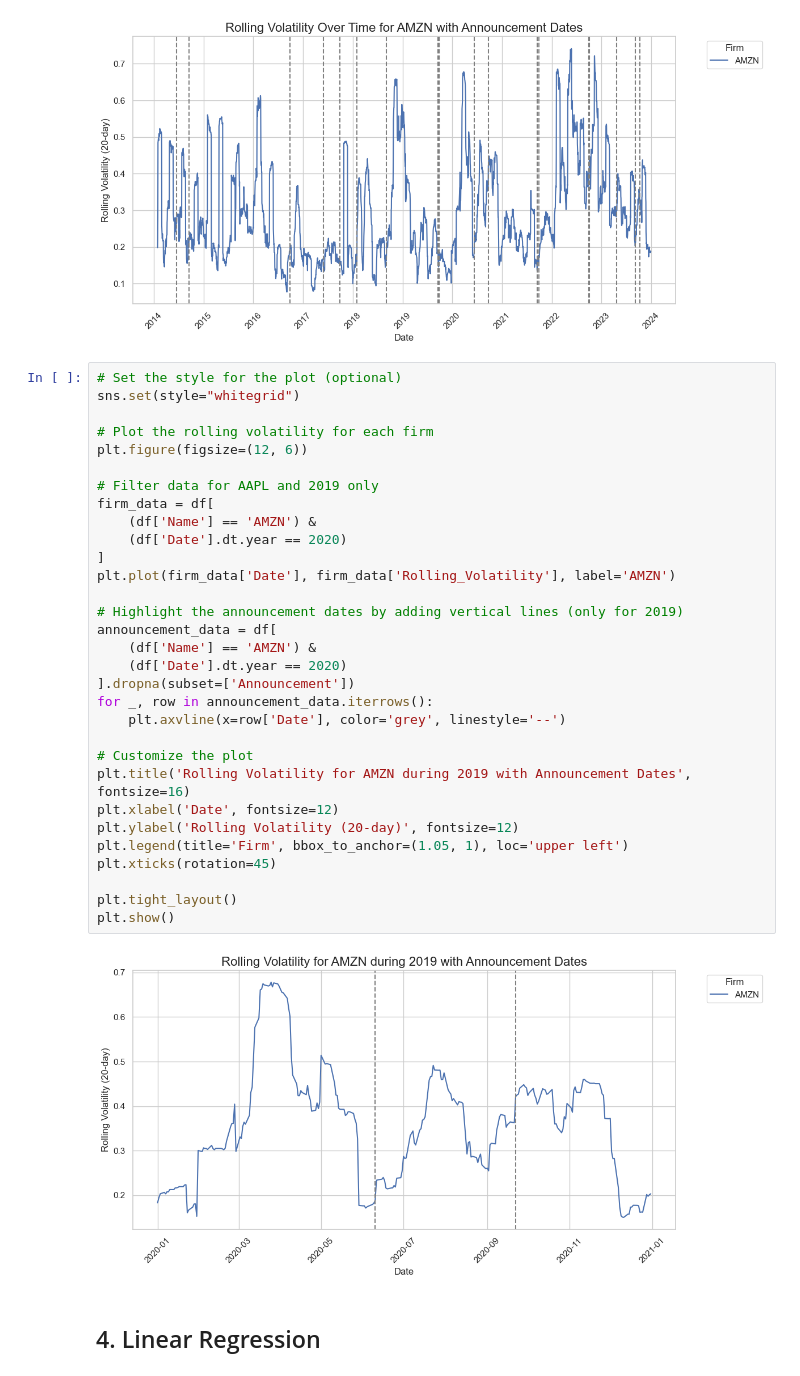
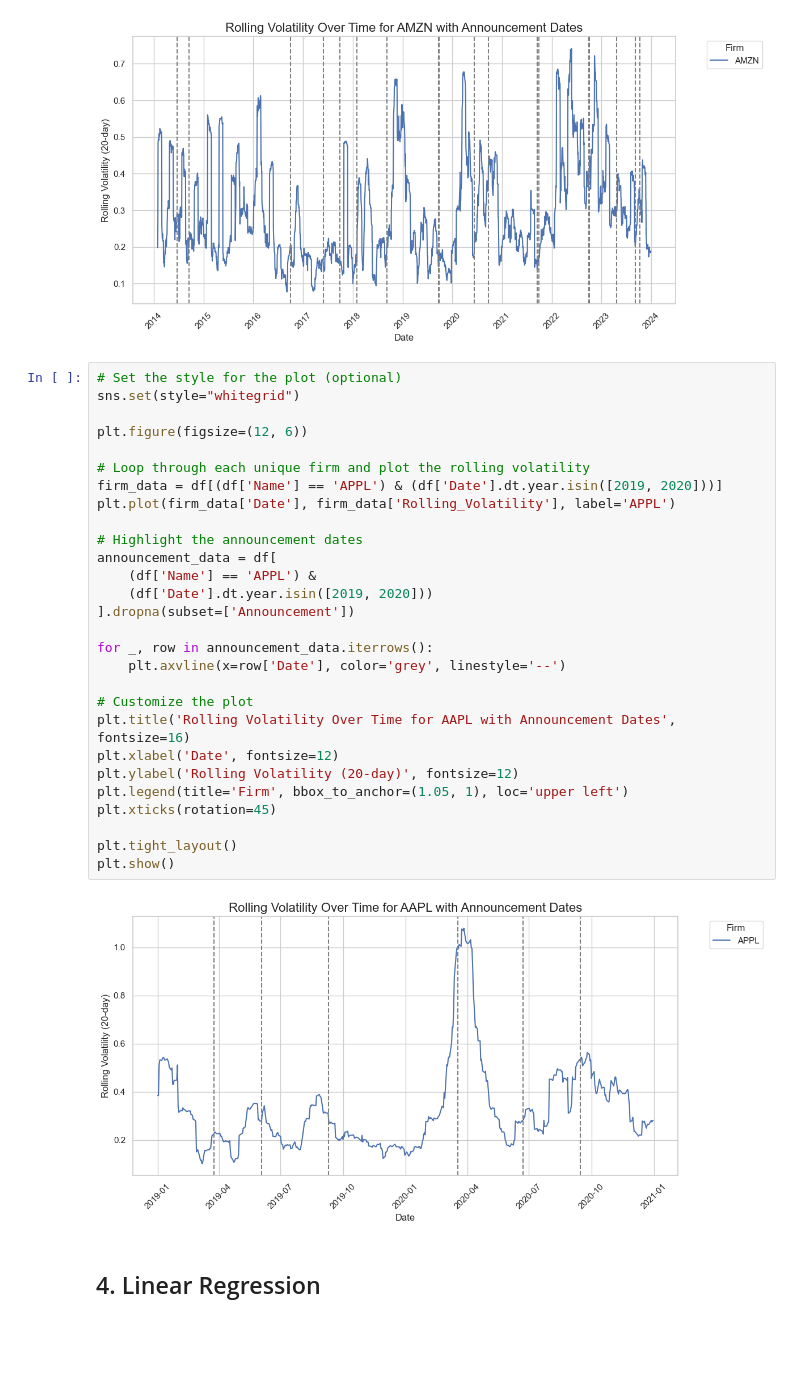
Before and after one commit to PierreAg1/stock_analysis, a Jupyter notebook: Jupyter_notebook.ipynb, the cells around one changed output. Saved outputs shown, nothing was run; the diff lists cells and outputs as text; blank space fills up the shorter version.

```diff
--- a/Jupyter_notebook.ipynb
+++ b/Jupyter_notebook.ipynb
@@ -298,35 +298,32 @@ plt.show()
 # %%
 # Set the style for the plot (optional)
 sns.set(style="whitegrid")
 
-# Plot the rolling volatility for each firm
 plt.figure(figsize=(12, 6))
 
-# Filter data for AAPL and 2019 only
-firm_data = df[
-    (df['Name'] == 'AMZN') &
-    (df['Date'].dt.year == 2020)
-]
-plt.plot(firm_data['Date'], firm_data['Rolling_Volatility'], label='AMZN')
+# Loop through each unique firm and plot the rolling volatility
+firm_data = df[(df['Name'] == 'APPL') & (df['Date'].dt.year.isin([2019, 2020]))]
+plt.plot(firm_data['Date'], firm_data['Rolling_Volatility'], label='APPL')
 
-# Highlight the announcement dates by adding vertical lines (only for 2019)
+# Highlight the announcement dates
 announcement_data = df[
-    (df['Name'] == 'AMZN') &
-    (df['Date'].dt.year == 2020)
+    (df['Name'] == 'APPL') &
+    (df['Date'].dt.year.isin([2019, 2020]))
 ].dropna(subset=['Announcement'])
+
 for _, row in announcement_data.iterrows():
     plt.axvline(x=row['Date'], color='grey', linestyle='--')
 
 # Customize the plot
-plt.title('Rolling Volatility for AMZN during 2019 with Announcement Dates', fontsize=16)
+plt.title('Rolling Volatility Over Time for AAPL with Announcement Dates', fontsize=16)
 plt.xlabel('Date', fontsize=12)
 plt.ylabel('Rolling Volatility (20-day)', fontsize=12)
 plt.legend(title='Firm', bbox_to_anchor=(1.05, 1), loc='upper left')
 plt.xticks(rotation=45)
 
 plt.tight_layout()
 plt.show()
 # %% [output]
-[figure, old version]
+[figure, new version]
 # %% [markdown]
 ## 4. Linear Regression
```
